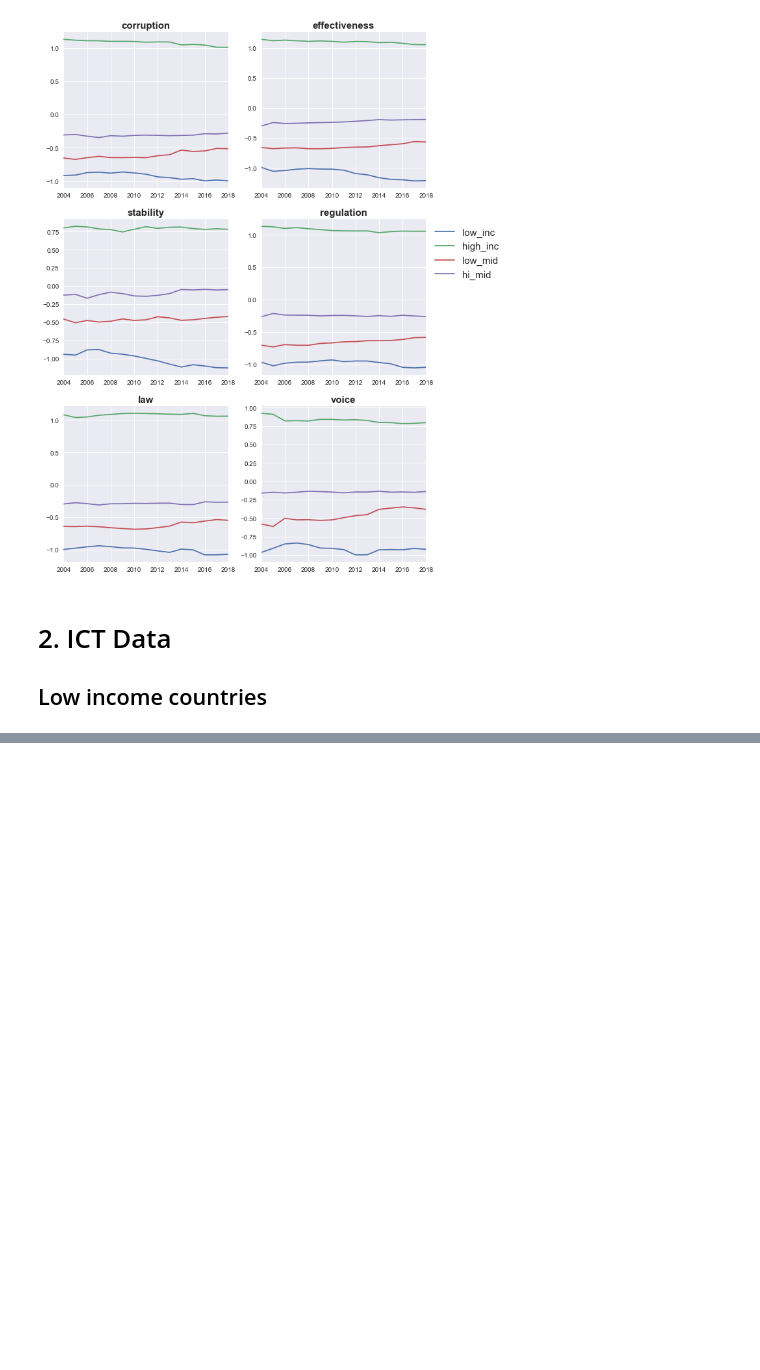
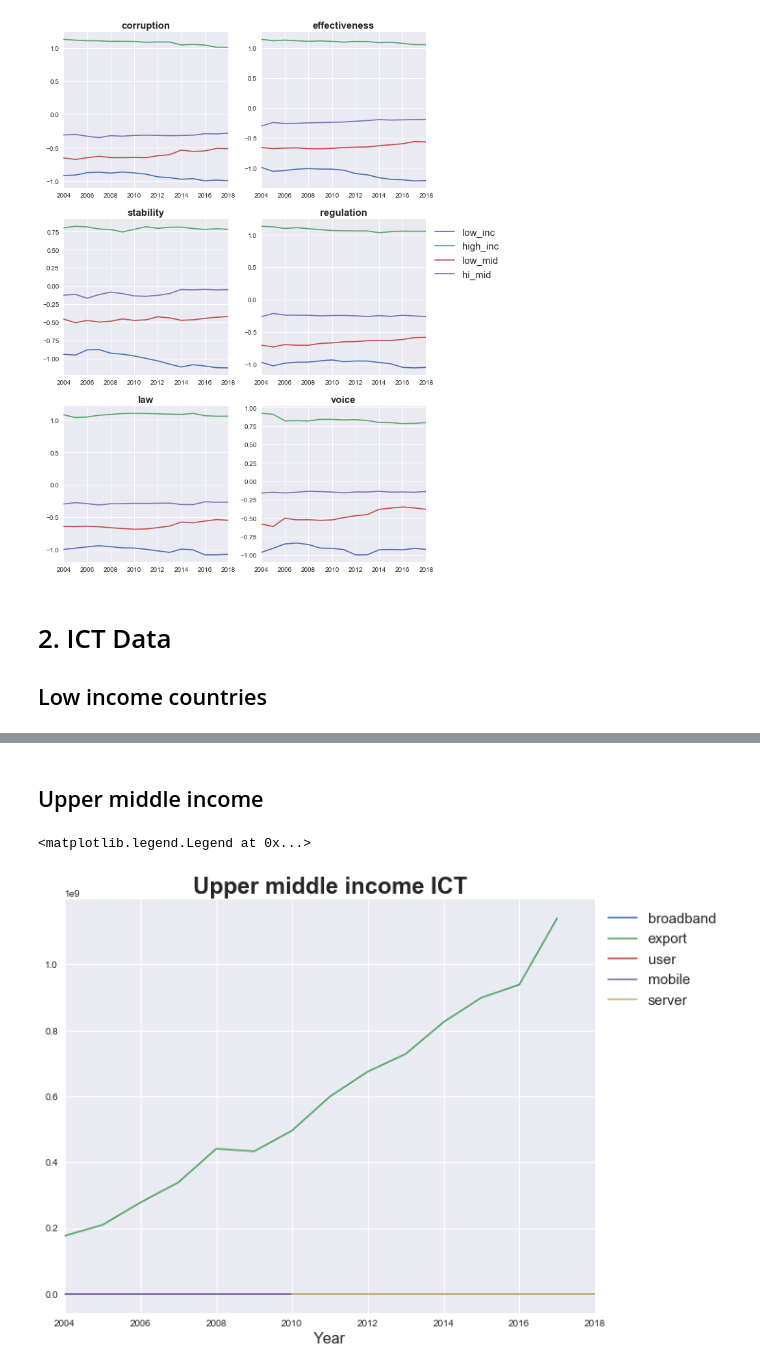
Before and after one commit to ruoyuchen99/Data-bootcamp-project, a Jupyter notebook: income_vis.ipynb, the cells around one changed output, grey strips where cells are left out. Saved outputs shown, nothing was run; the diff lists cells and outputs as text; code cells hidden in the pictures; blank space fills up the shorter version.

```diff
--- a/income_vis.ipynb
+++ b/income_vis.ipynb
@@ -271,0 +313,33 @@ ICT.groupby(['inc_group','Series Name']).mean()
+# %% [markdown]
+## Upper middle income
+# %%
+# import data for upper middle income countries
+up_mid1 = pd.read_csv('up_mid_ict.csv')
+
+#cleaning and reshaping data for upper middle income countries
+up_mid1=up_mid1.rename(columns={'2004 [YR2004]':2004,'2005 [YR2005]':2005,'2006 [YR2006]':2006,'2007 [YR2007]':2007,'2008 [YR2008]':2008,\
+                        '2009 [YR2009]':2009,'2010 [YR2010]':2010,'2011 [YR2011]':2011,'2012 [YR2012]':2012,\
+                        '2013 [YR2013]':2013,'2014 [YR2014]':2014,'2015 [YR2015]':2015,\
+                        '2016 [YR2016]':2016,'2017 [YR2017]':2017,'2018 [YR2018]':2018})
+
+for i in up_mid1.columns[4:]:
+    up_mid1[i]=pd.to_numeric(up_mid1[i],errors='coerce')
+
+up_mid1=up_mid1.groupby('Series Name').mean()
+
+up_mid1=up_mid1.transpose()
+up_mid1=up_mid1.rename(columns={'Fixed broadband subscriptions (per 100 people)':'broadband',
+                  'ICT service exports (BoP, current US$)':'export','Individuals using the Internet (% of population)':'user',
+                  'Mobile cellular subscriptions (per 100 people)':'mobile','Secure Internet servers (per 1 million people)':'server'})
+
+# plot 5 ICT indicators for high income countries over time
+
+fig, ax = plt.subplots()
+up_mid1.plot(ax=ax,figsize=(10,8))
+ax.set_title('Upper middle income ICT',size=24,fontweight='bold')
+ax.set_xlabel('Year',size=16)
+
+ax.legend(bbox_to_anchor=(1,1),prop={"size":15})
+# %% [output]
+<matplotlib.legend.Legend at 0x...>
+[figure, added]
```
Also changed, not shown: parts of 12 cells of this notebook.
